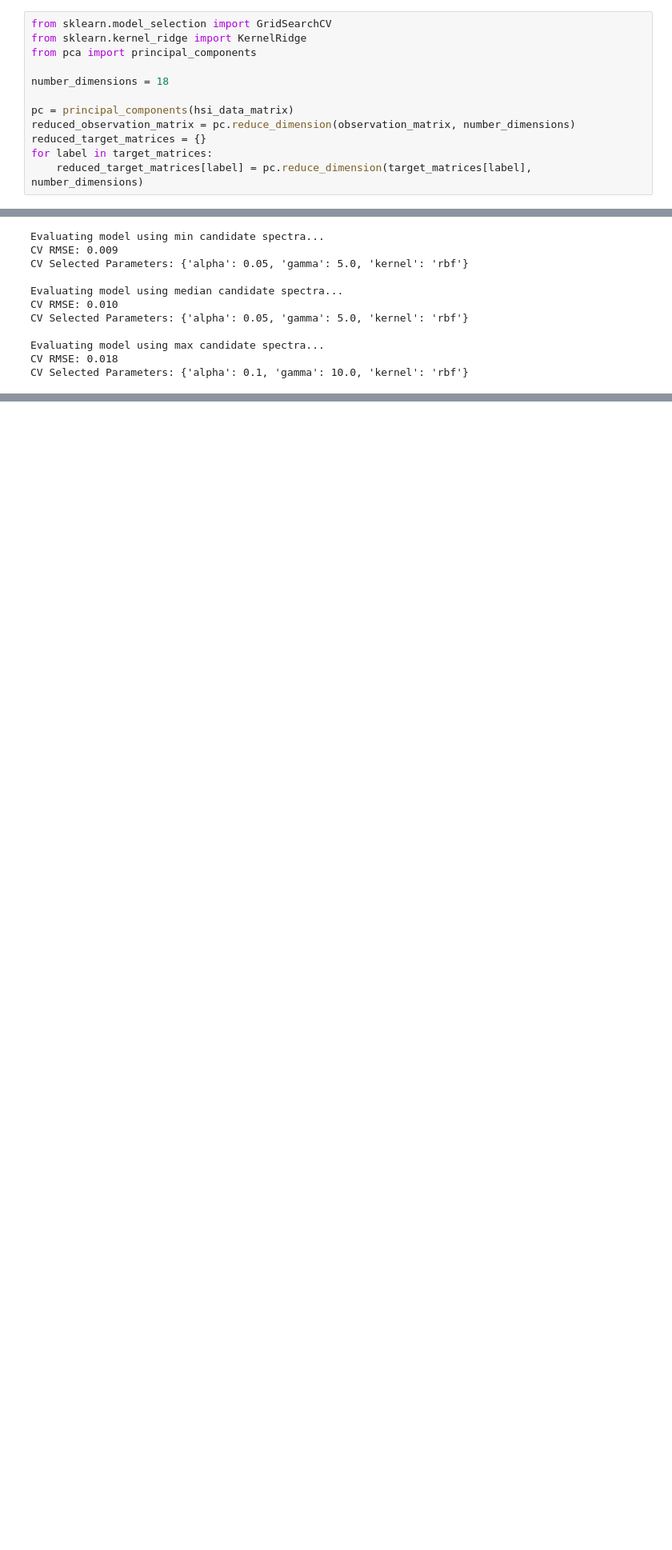
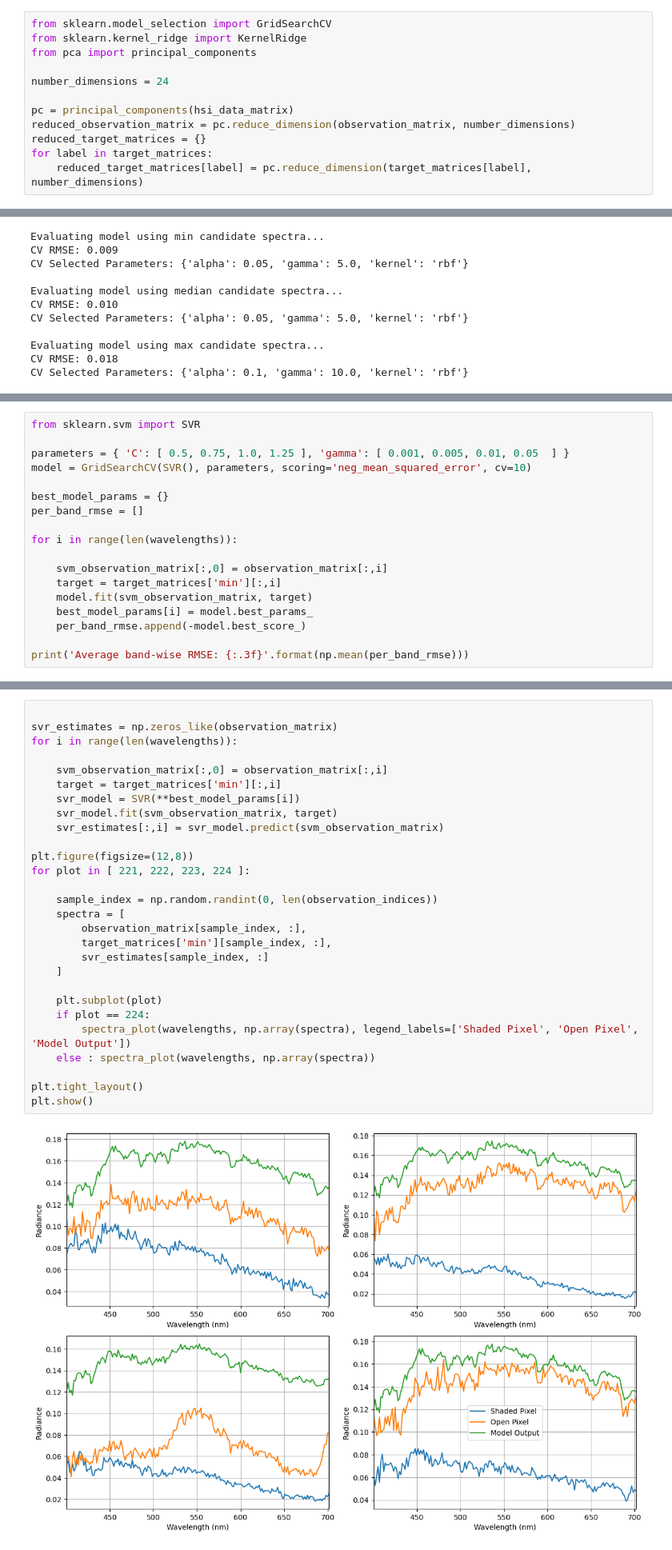
Before and after one commit to iditmer/HyperspectralShadowCompensation, a Jupyter notebook: 03_model_development.ipynb, the cells around one changed output, grey strips where cells are left out. Shown at 80% size. Drawn from its saved outputs; the diff is of its cells as text; blank space fills up the shorter version.

Commit message:
Implement band-wise SVR model

```diff
--- a/03_model_development.ipynb
+++ b/03_model_development.ipynb
@@ -57,7 +63,7 @@ from sklearn.model_selection import GridSearchCV
 from sklearn.kernel_ridge import KernelRidge
 from pca import principal_components
 
-number_dimensions = 18
+number_dimensions = 24
 
 pc = principal_components(hsi_data_matrix)
 reduced_observation_matrix = pc.reduce_dimension(observation_matrix, number_dimensions)
@@ -120,0 +167,18 @@ plt.show()
+# %%
+from sklearn.svm import SVR
+
+parameters = { 'C': [ 0.5, 0.75, 1.0, 1.25 ], 'gamma': [ 0.001, 0.005, 0.01, 0.05  ] }
+model = GridSearchCV(SVR(), parameters, scoring='neg_mean_squared_error', cv=10)
+
+best_model_params = {}
+per_band_rmse = []
+
+for i in range(len(wavelengths)):
+
+    svm_observation_matrix[:,0] = observation_matrix[:,i]
+    target = target_matrices['min'][:,i]
+    model.fit(svm_observation_matrix, target)
+    best_model_params[i] = model.best_params_
+    per_band_rmse.append(-model.best_score_)
+
+print('Average band-wise RMSE: {:.3f}'.format(np.mean(per_band_rmse)))
@@ -120,0 +189,30 @@ plt.show()
+# %%
+
+svr_estimates = np.zeros_like(observation_matrix)
+for i in range(len(wavelengths)):
+
+    svm_observation_matrix[:,0] = observation_matrix[:,i]
+    target = target_matrices['min'][:,i]
+    svr_model = SVR(**best_model_params[i])
+    svr_model.fit(svm_observation_matrix, target)
+    svr_estimates[:,i] = svr_model.predict(svm_observation_matrix)
+
+plt.figure(figsize=(12,8))
+for plot in [ 221, 222, 223, 224 ]:
+
+    sample_index = np.random.randint(0, len(observation_indices))
+    spectra = [
+        observation_matrix[sample_index, :],
+        target_matrices['min'][sample_index, :],
+        svr_estimates[sample_index, :]
+    ]
+
+    plt.subplot(plot)
+    if plot == 224:
+        spectra_plot(wavelengths, np.array(spectra), legend_labels=['Shaded Pixel', 'Open Pixel', 'Model Output'])
+    else : spectra_plot(wavelengths, np.array(spectra))
+
+plt.tight_layout()
+plt.show()
+# %% [output]
+[figure, added]
```
Also changed, not shown: parts of 7 cells of this notebook.
